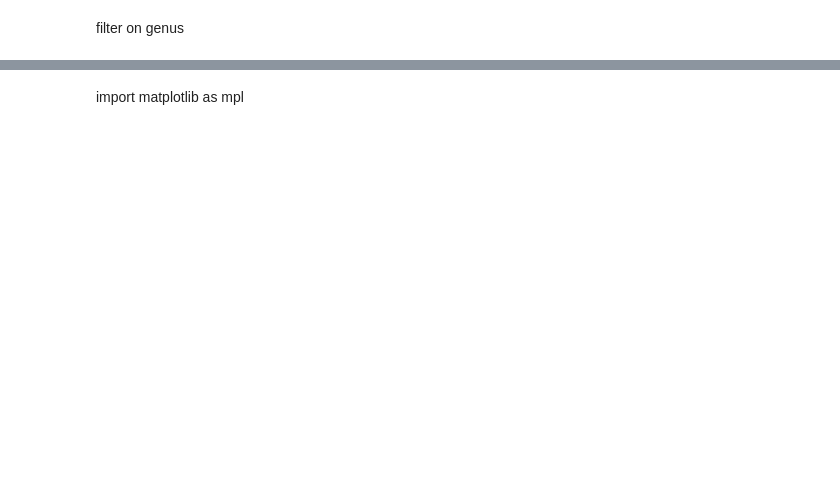
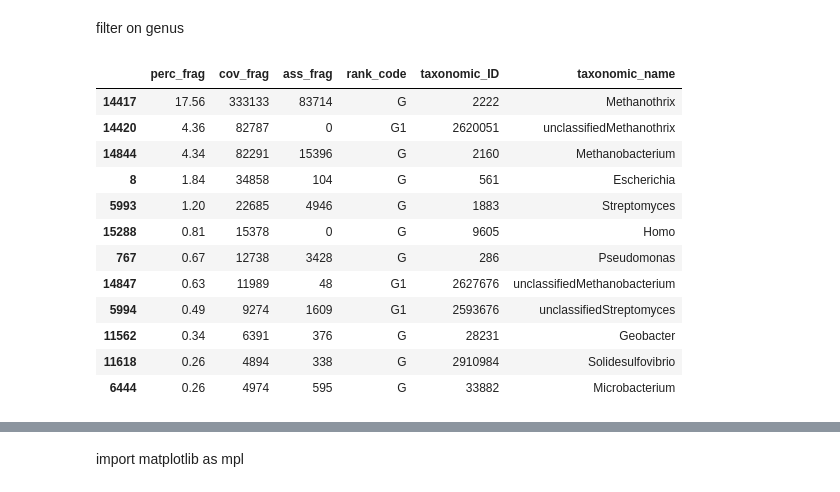
Before and after one commit to Larissavf/metagenomics_biogas, a Jupyter notebook: workflow/scripts/proc-kraken-output.ipynb, the cells around one changed output, grey strips where cells are left out. Drawn from its saved outputs; the diff is of its cells as text; code cells hidden in the pictures; blank space fills up the shorter version.

```diff
--- a/workflow/scripts/proc-kraken-output.ipynb
+++ b/workflow/scripts/proc-kraken-output.ipynb
@@ -69,0 +99,16 @@ df_onder_f = filtah(df_onder, "F")
+# %%
+df_pacques_f[:12]
+# %% [output]
+|  | perc_frag | cov_frag | ass_frag | rank_code | taxonomic_ID | taxonomic_name |
+| 14417 | 17.56 | 333133 | 83714 | G | 2222 | Methanothrix |
+| 14420 | 4.36 | 82787 | 0 | G1 | 2620051 | unclassifiedMethanothrix |
+| 14844 | 4.34 | 82291 | 15396 | G | 2160 | Methanobacterium |
+| 8 | 1.84 | 34858 | 104 | G | 561 | Escherichia |
+| 5993 | 1.20 | 22685 | 4946 | G | 1883 | Streptomyces |
+| 15288 | 0.81 | 15378 | 0 | G | 9605 | Homo |
+| 767 | 0.67 | 12738 | 3428 | G | 286 | Pseudomonas |
+| 14847 | 0.63 | 11989 | 48 | G1 | 2627676 | unclassifiedMethanobacterium |
+| 5994 | 0.49 | 9274 | 1609 | G1 | 2593676 | unclassifiedStreptomyces |
+| 11562 | 0.34 | 6391 | 376 | G | 28231 | Geobacter |
+| 11618 | 0.26 | 4894 | 338 | G | 2910984 | Solidesulfovibrio |
+| 6444 | 0.26 | 4974 | 595 | G | 33882 | Microbacterium |
```
Also changed, not shown: parts of 20 cells of this notebook.
